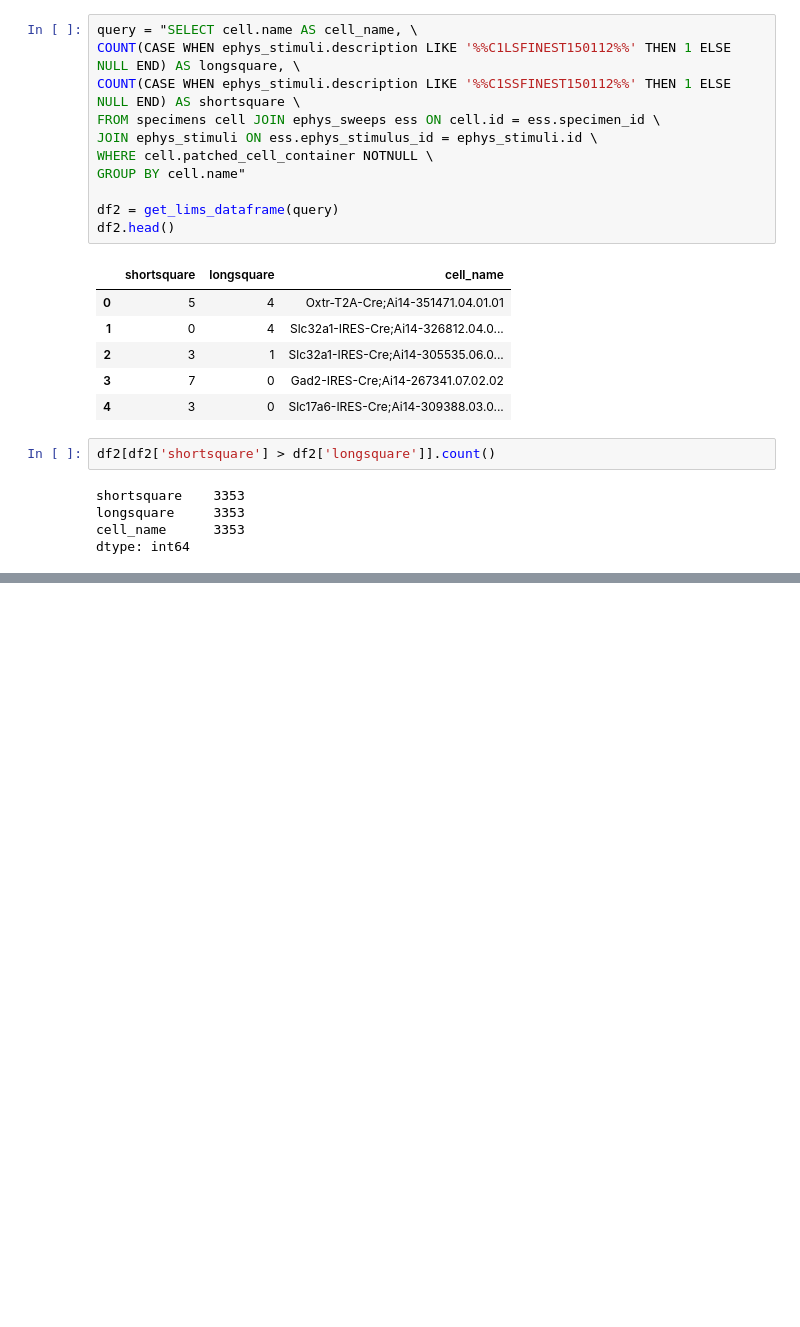
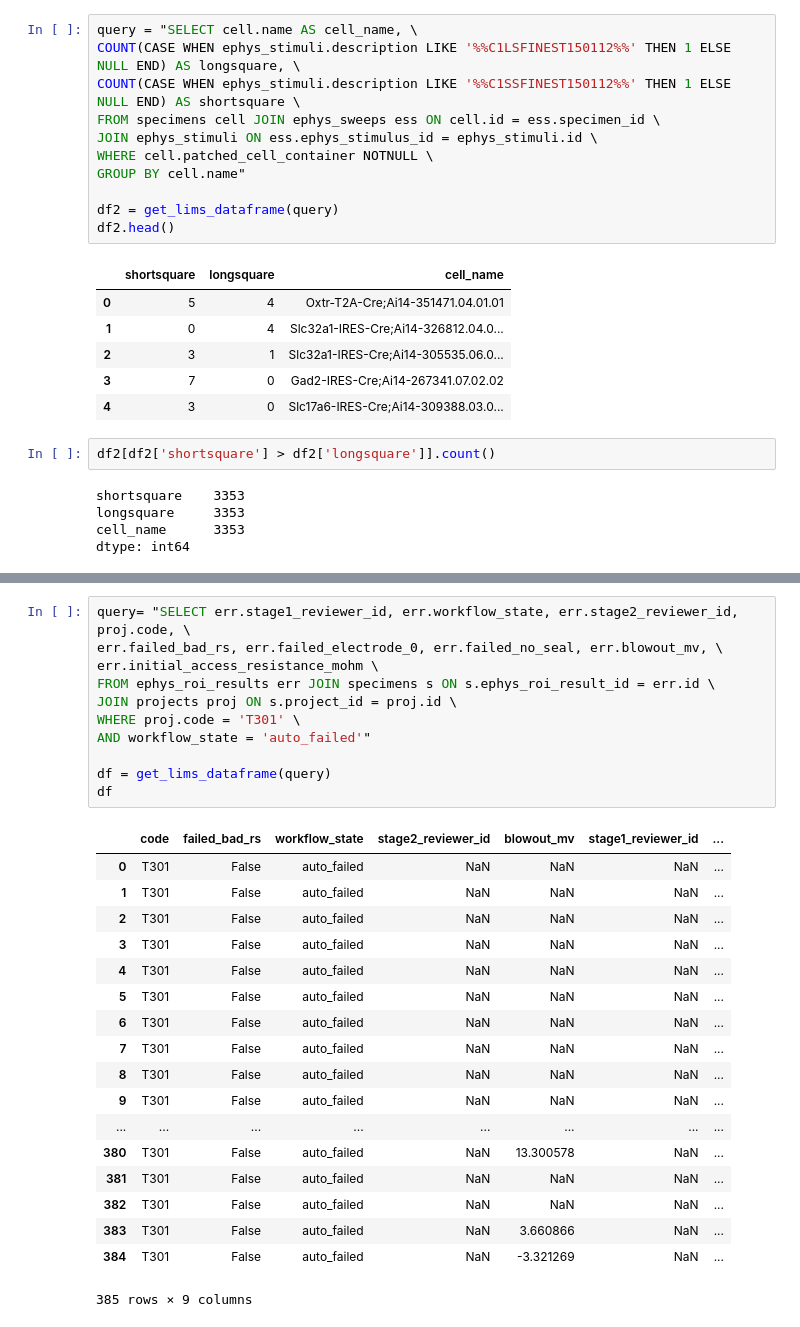
Before and after one commit to lindsayng/analysis, a Jupyter notebook: SQL practice.ipynb, the cells around one changed output, grey strips where cells are left out. Saved outputs shown, nothing was run; the diff lists cells and outputs as text; blank space fills up the shorter version.

```diff
--- a/SQL practice.ipynb
+++ b/SQL practice.ipynb
@@ -67,0 +109,30 @@ dtype: int64
+# %%
+query= "SELECT err.stage1_reviewer_id, err.workflow_state, err.stage2_reviewer_id, proj.code, \
+err.failed_bad_rs, err.failed_electrode_0, err.failed_no_seal, err.blowout_mv, \
+err.initial_access_resistance_mohm \
+FROM ephys_roi_results err JOIN specimens s ON s.ephys_roi_result_id = err.id \
+JOIN projects proj ON s.project_id = proj.id \
+WHERE proj.code = 'T301' \
+AND workflow_state = 'auto_failed'"
+
+df = get_lims_dataframe(query)
+df
+# %% [output]
+|  | code | failed_bad_rs | workflow_state | stage2_reviewer_id | blowout_mv | stage1_reviewer_id | ... |
+| 0 | T301 | False | auto_failed | NaN | NaN | NaN | ... |
+| 1 | T301 | False | auto_failed | NaN | NaN | NaN | ... |
+| 2 | T301 | False | auto_failed | NaN | NaN | NaN | ... |
+| 3 | T301 | False | auto_failed | NaN | NaN | NaN | ... |
+| 4 | T301 | False | auto_failed | NaN | NaN | NaN | ... |
+| 5 | T301 | False | auto_failed | NaN | NaN | NaN | ... |
+| 6 | T301 | False | auto_failed | NaN | NaN | NaN | ... |
+| 7 | T301 | False | auto_failed | NaN | NaN | NaN | ... |
+| 8 | T301 | False | auto_failed | NaN | NaN | NaN | ... |
+| 9 | T301 | False | auto_failed | NaN | NaN | NaN | ... |
+| ... | ... | ... | ... | ... | ... | ... | ... |
+| 380 | T301 | False | auto_failed | NaN | 13.300578 | NaN | ... |
+| 381 | T301 | False | auto_failed | NaN | NaN | NaN | ... |
+| 382 | T301 | False | auto_failed | NaN | NaN | NaN | ... |
+| 383 | T301 | False | auto_failed | NaN | 3.660866 | NaN | ... |
+| 384 | T301 | False | auto_failed | NaN | -3.321269 | NaN | ... |
+385 rows × 9 columns
```
Also changed, not shown: parts of 4 cells of this notebook.
